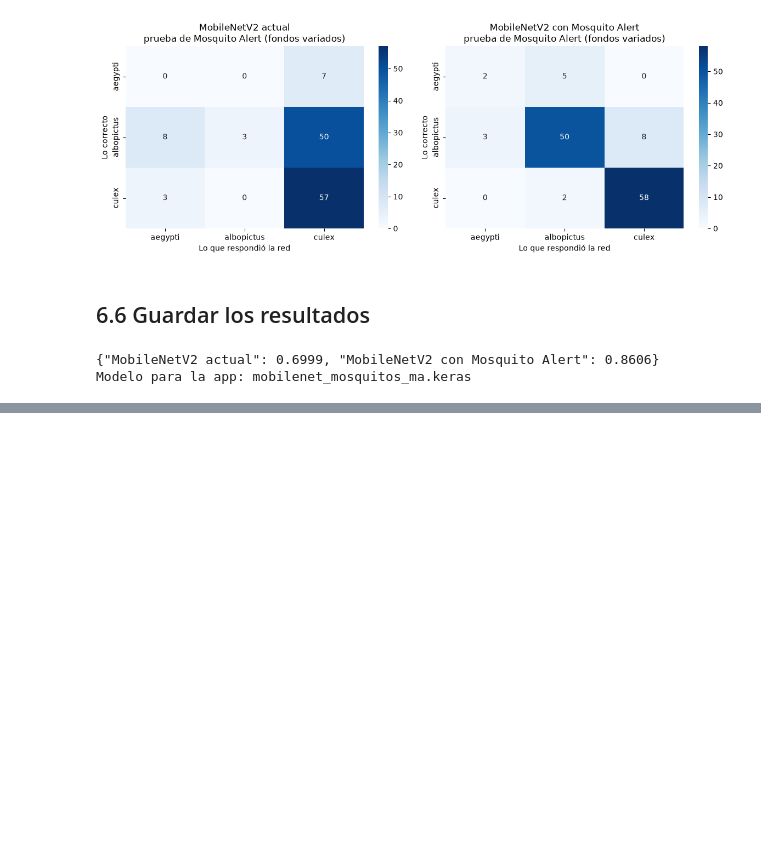
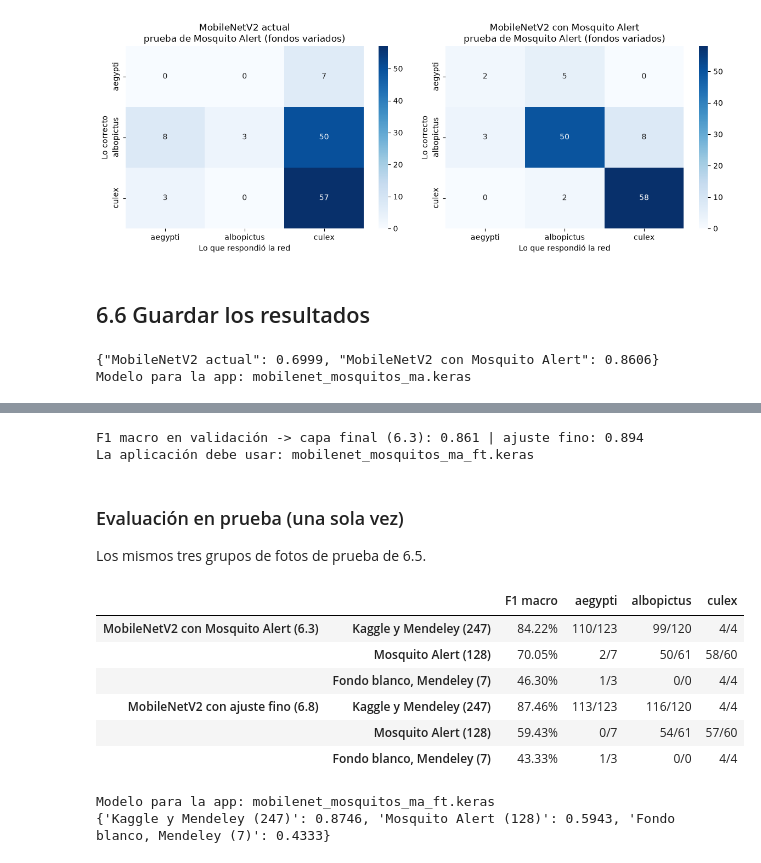
Before and after one commit to GaboSM1507/Proyecto-VectorIA, a Jupyter notebook: notebooks/02_CNN_Mosquitos.ipynb, the cells around one changed output, grey strips where cells are left out. Saved outputs shown, nothing was run; the diff lists cells and outputs as text; code cells hidden in the pictures; blank space fills up the shorter version.

Commit message:
CNN: ajuste fino de MobileNetV2 con Mosquito Alert (87.46 %), la usa la app

```diff
--- a/notebooks/02_CNN_Mosquitos.ipynb
+++ b/notebooks/02_CNN_Mosquitos.ipynb
@@ -1350,0 +1440,66 @@ Modelo para la app: mobilenet_mosquitos_ma.keras
+# %%
+modelo_ft = tf.keras.models.load_model(CARPETA_MODELOS / archivo_ft, compile=False)
+
+
+def f1_y_pred(modelo, datos):
+    pred = np.argmax(modelo.predict(crear_dataset(datos, 128, mobilenet=True), verbose=0), axis=1)
+    return f1_score(datos['etiqueta'], pred, average='macro', labels=[0, 1, 2], zero_division=0), pred
+
+
+f1_val_63, _ = f1_y_pred(mobilenet_ma, validacion_todo)
+f1_val_ft, _ = f1_y_pred(modelo_ft, validacion_todo)
+usar_ft = f1_val_ft > f1_val_63
+print(f'F1 macro en validación -> capa final (6.3): {f1_val_63:.3f} | ajuste fino: {f1_val_ft:.3f}')
+print('La aplicación debe usar:', archivo_ft if usar_ft else 'mobilenet_mosquitos_ma.keras')
+# %% [output]
+F1 macro en validación -> capa final (6.3): 0.861 | ajuste fino: 0.894
+La aplicación debe usar: mobilenet_mosquitos_ma_ft.keras
+# %% [markdown]
+### Evaluación en prueba (una sola vez)
+
+Los mismos tres grupos de fotos de prueba de 6.5.
+# %%
+grupos_prueba = {
+    'Kaggle y Mendeley (247)': test_x,
+    f'Mosquito Alert ({len(ma_test_p)})': ma_test_p,
+    'Fondo blanco, Mendeley (7)': test_x[test_x['fuente'] == 'mendeley'].reset_index(drop=True),
+}
+resumen_ft = {}
+for nombre_modelo, modelo in [('MobileNetV2 con Mosquito Alert (6.3)', mobilenet_ma),
+                              ('MobileNetV2 con ajuste fino (6.8)', modelo_ft)]:
+    for nombre_grupo, datos in grupos_prueba.items():
+        f1, pred = f1_y_pred(modelo, datos)
+        aciertos = {c: f'{int(((pred == i) & (datos["etiqueta"] == i)).sum())}/{int((datos["etiqueta"] == i).sum())}'
+                    for i, c in enumerate(CLASES)}
+        resumen_ft[(nombre_modelo, nombre_grupo)] = {'f1_macro': round(float(f1), 4), 'aciertos': aciertos,
+                                                    'matriz_confusion': confusion_matrix(datos['etiqueta'], pred,
+                                                                                         labels=[0, 1, 2]).tolist()}
+pd.DataFrame({k: {'F1 macro': f'{v["f1_macro"]:.2%}', **v['aciertos']} for k, v in resumen_ft.items()}).T
+# %% [output]
+|  |  | F1 macro | aegypti | albopictus | culex |
+| MobileNetV2 con Mosquito Alert (6.3) | Kaggle y Mendeley (247) | 84.22% | 110/123 | 99/120 | 4/4 |
+|  | Mosquito Alert (128) | 70.05% | 2/7 | 50/61 | 58/60 |
+|  | Fondo blanco, Mendeley (7) | 46.30% | 1/3 | 0/0 | 4/4 |
+| MobileNetV2 con ajuste fino (6.8) | Kaggle y Mendeley (247) | 87.46% | 113/123 | 116/120 | 4/4 |
+|  | Mosquito Alert (128) | 59.43% | 0/7 | 54/61 | 57/60 |
+|  | Fondo blanco, Mendeley (7) | 43.33% | 1/3 | 0/0 | 4/4 |
+# %%
+with open(CARPETA_MODELOS / 'mosquitos_resultados.json', encoding='utf-8') as archivo:
+    resultados_json = json.load(archivo)
+
+experimento = resultados_json['experimento_mosquito_alert']
+experimento['ajuste_fino'] = {
+    'descripcion': 'Ajuste fino de las últimas capas de MobileNetV2 con aumento de datos (sección 6.8 del notebook 02)',
+    'f1_validacion': {'capa final (6.3)': round(float(f1_val_63), 4), 'ajuste fino (6.8)': round(float(f1_val_ft), 4)},
+    'prueba': {f'{m} | {g}': v for (m, g), v in resumen_ft.items()},
+}
+experimento['modelo_para_la_app'] = archivo_ft if usar_ft else 'mobilenet_mosquitos_ma.keras'
+etiqueta_app = 'MobileNetV2 con ajuste fino (6.8)' if usar_ft else 'MobileNetV2 con Mosquito Alert (6.3)'
+experimento['f1_prueba_app'] = {g: resumen_ft[(etiqueta_app, g)]['f1_macro'] for g in grupos_prueba}
+with open(CARPETA_MODELOS / 'mosquitos_resultados.json', 'w', encoding='utf-8') as archivo:
+    json.dump(resultados_json, archivo, indent=4, ensure_ascii=False)
+print('Modelo para la app:', experimento['modelo_para_la_app'])
+print(experimento['f1_prueba_app'])
+# %% [output]
+Modelo para la app: mobilenet_mosquitos_ma_ft.keras
+{'Kaggle y Mendeley (247)': 0.8746, 'Mosquito Alert (128)': 0.5943, 'Fondo blanco, Mendeley (7)': 0.4333}
```
Also changed, not shown: parts of 4 cells of this notebook, 5 other files.
